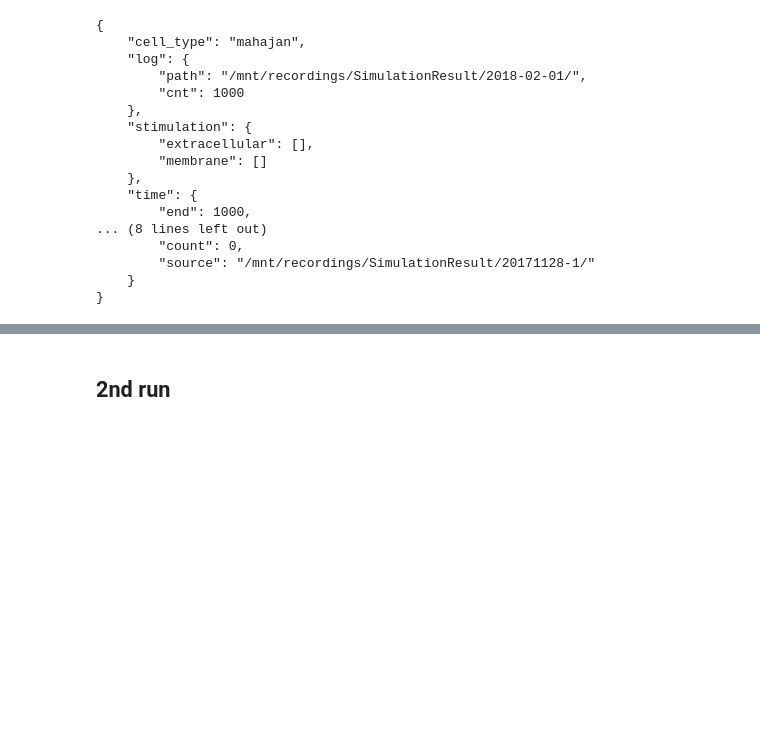
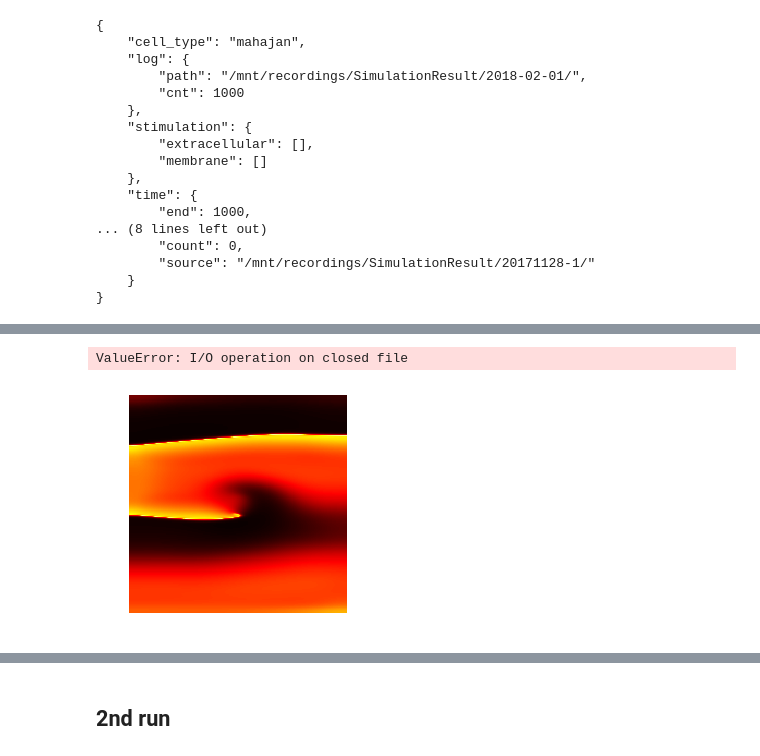
Before and after one commit to chenaoki/nb_elecpy_decoder, a Jupyter notebook: restart.ipynb, the cells around one changed output, grey strips where cells are left out. Cells and saved outputs as stored; diff of their text form; code cells hidden in the pictures; blank space fills up the shorter version.

```diff
--- a/restart.ipynb
+++ b/restart.ipynb
@@ -88,3 +99,10 @@ elecpy done
+# %%
+sess = ElecpySession(sim_params['log']['path'])
+# %%
+sess.saveAnimation('./')
+# %% [output]
+ValueError: I/O operation on closed file
+[figure, added]
 # %%
 fig = plt.figure()
 plt.axis('off')
```
Also changed, not shown: parts of 3 cells of this notebook.
